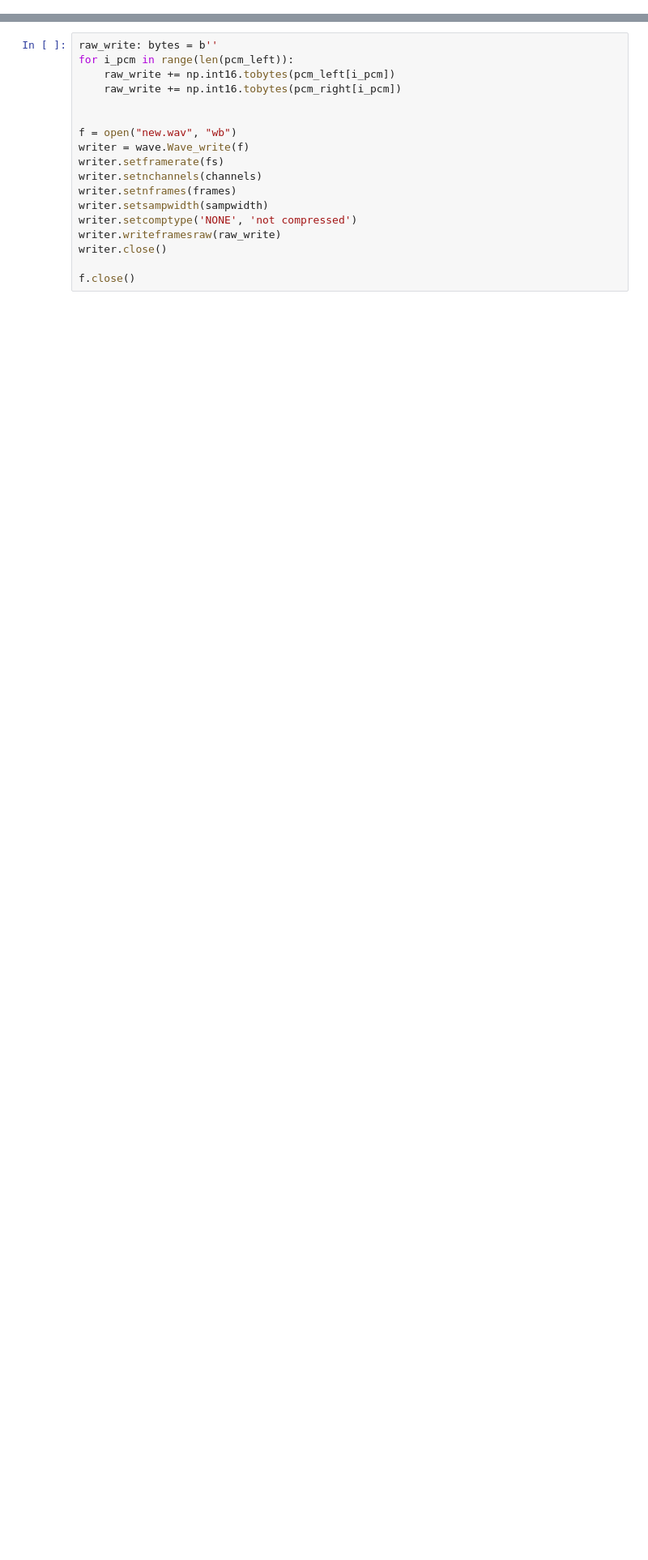
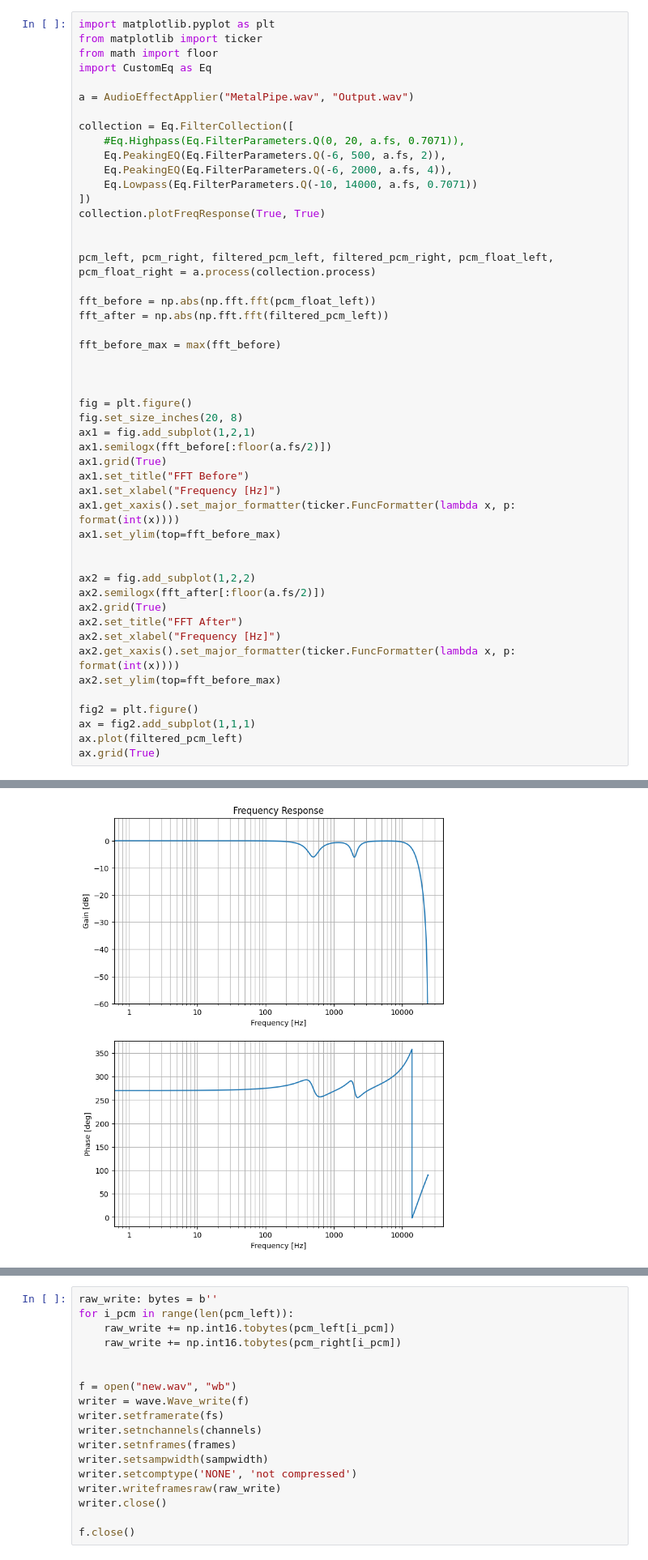
Before and after one commit to ClaesJensen/ERTS_Project_E24, a Jupyter notebook: Eq/PyhtonImplementation/Eq.ipynb, the cells around one changed output, grey strips where cells are left out. Shown at 81% size. Cells and saved outputs as stored; diff of their text form; blank space fills up the shorter version.

```diff
--- a/Eq/PyhtonImplementation/Eq.ipynb
+++ b/Eq/PyhtonImplementation/Eq.ipynb
@@ -110,0 +172,50 @@ IndexError: index 131516 is out of bounds for axis 0 with size 131516
+# %%
+import matplotlib.pyplot as plt
+from matplotlib import ticker
+from math import floor
+import CustomEq as Eq
+
+a = AudioEffectApplier("MetalPipe.wav", "Output.wav")
+
+collection = Eq.FilterCollection([
+    #Eq.Highpass(Eq.FilterParameters.Q(0, 20, a.fs, 0.7071)),
+    Eq.PeakingEQ(Eq.FilterParameters.Q(-6, 500, a.fs, 2)),
+    Eq.PeakingEQ(Eq.FilterParameters.Q(-6, 2000, a.fs, 4)),
+    Eq.Lowpass(Eq.FilterParameters.Q(-10, 14000, a.fs, 0.7071))
+])
+collection.plotFreqResponse(True, True)
+
+
+pcm_left, pcm_right, filtered_pcm_left, filtered_pcm_right, pcm_float_left, pcm_float_right = a.process(collection.process)
+
+fft_before = np.abs(np.fft.fft(pcm_float_left))
+fft_after = np.abs(np.fft.fft(filtered_pcm_left))
+
+fft_before_max = max(fft_before)
+
+
+
+fig = plt.figure()
+fig.set_size_inches(20, 8)
+ax1 = fig.add_subplot(1,2,1)
+ax1.semilogx(fft_before[:floor(a.fs/2)])
+ax1.grid(True)
+ax1.set_title("FFT Before")
+ax1.set_xlabel("Frequency [Hz]")
+ax1.get_xaxis().set_major_formatter(ticker.FuncFormatter(lambda x, p: format(int(x))))
+ax1.set_ylim(top=fft_before_max)
+
+
+ax2 = fig.add_subplot(1,2,2)
+ax2.semilogx(fft_after[:floor(a.fs/2)])
+ax2.grid(True)
+ax2.set_title("FFT After")
+ax2.set_xlabel("Frequency [Hz]")
+ax2.get_xaxis().set_major_formatter(ticker.FuncFormatter(lambda x, p: format(int(x))))
+ax2.set_ylim(top=fft_before_max)
+
+fig2 = plt.figure()
+ax = fig2.add_subplot(1,1,1)
+ax.plot(filtered_pcm_left)
+ax.grid(True)
+# %% [output]
@@ -110,0 +225 @@ IndexError: index 131516 is out of bounds for axis 0 with size 131516
+[figure, added]
```
Also changed, not shown: parts of 9 cells of this notebook, 3 other files.
